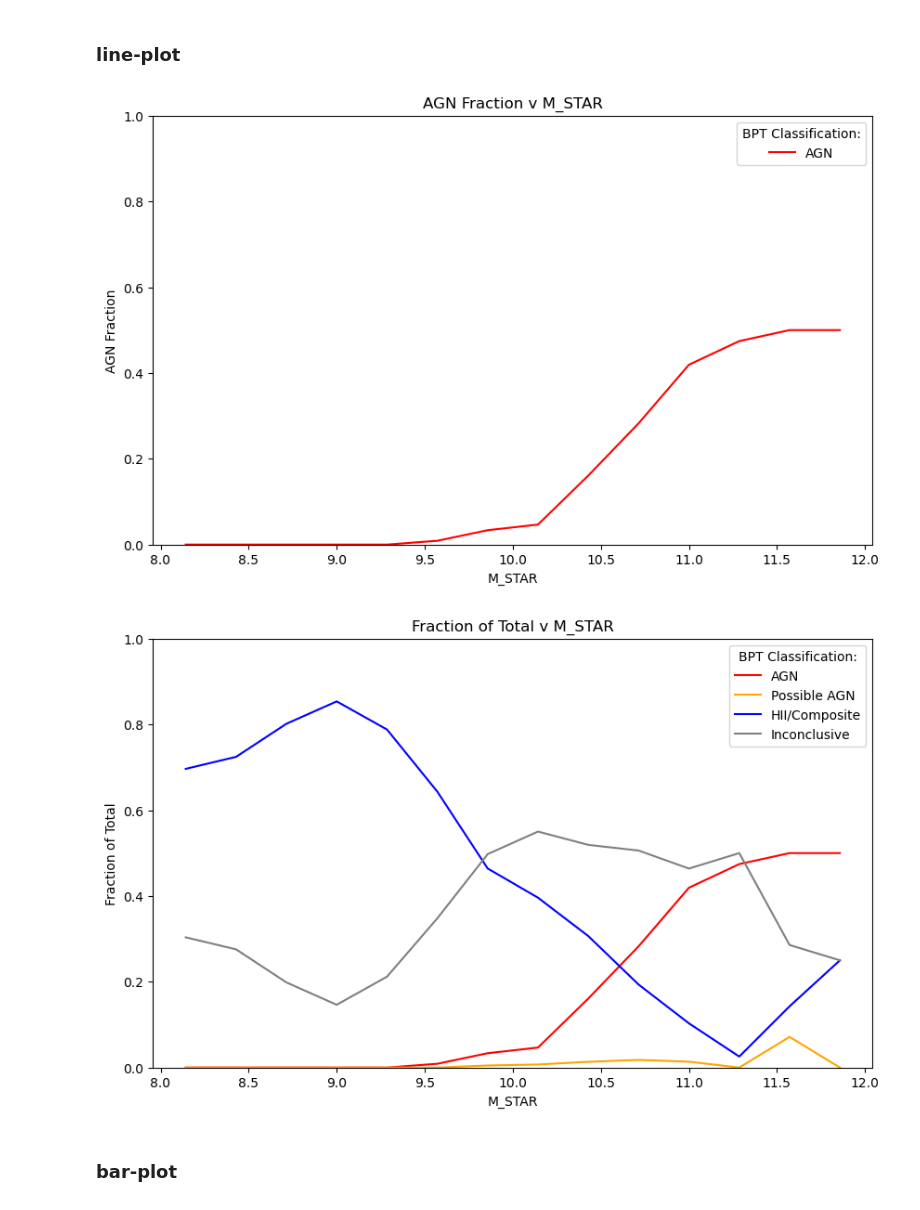
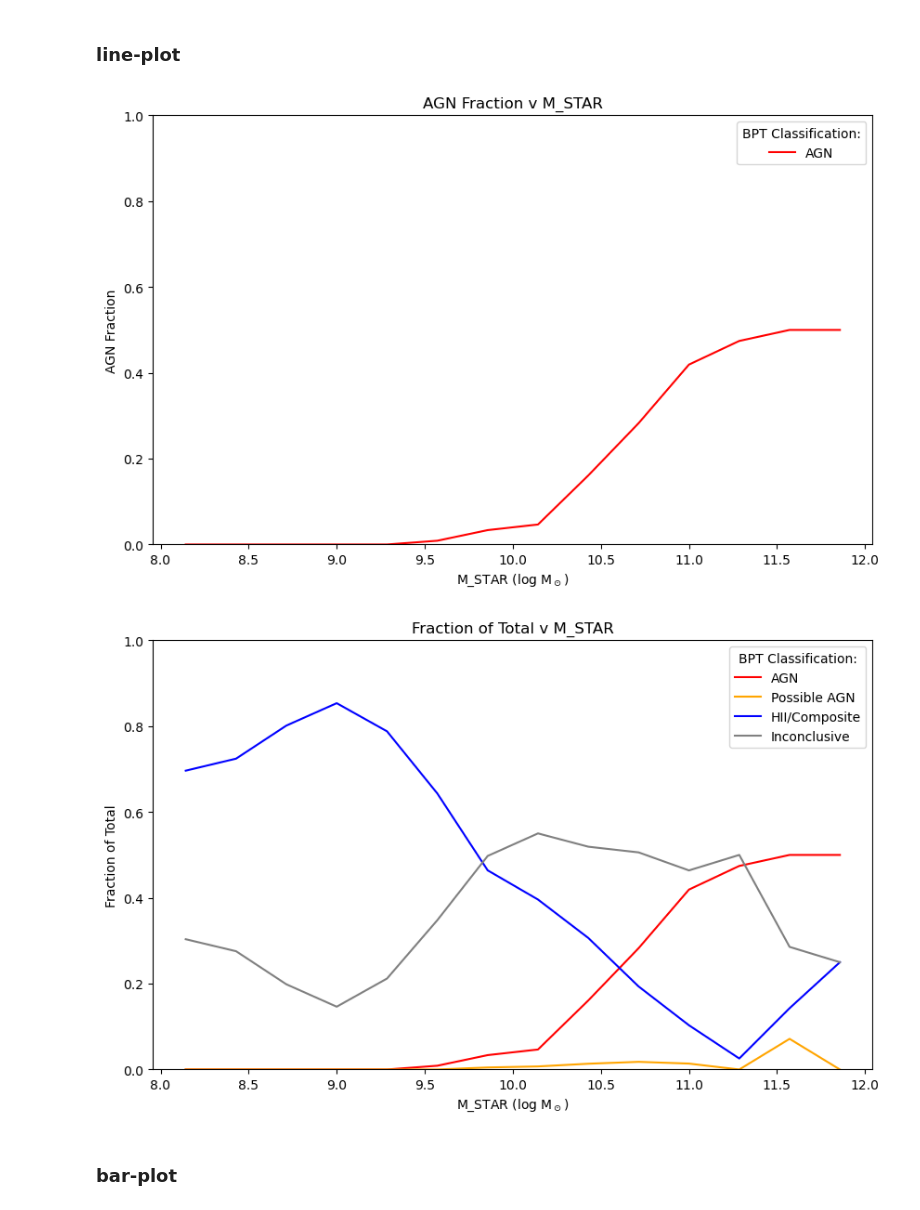
Before and after one commit to mspan4/sami_tools_smc_mspa4681, a Jupyter notebook: Code/AGN_statistics.ipynb, the cells around one changed output. Drawn from its saved outputs; the diff is of its cells as text; code cells hidden in the pictures.

```diff
--- a/Code/AGN_statistics.ipynb
+++ b/Code/AGN_statistics.ipynb
@@ -166,36 +174,36 @@ plt.show()
 # %%
 nbins = 15
 bins = np.linspace(8, 12, nbins)
 total_counts, _ = np.histogram(M_STAR_array, bins=bins)
 
 plt.figure(figsize=(10, 6))
 AGN_counts, _ = np.histogram(M_STAR_array[AGN_mask], bins=bins)
 plt.plot(bins[:-1]+np.diff(bins)/2, AGN_counts / total_counts, label='AGN', color=AGN_colour, linestyle='-')
 
-plt.xlabel('M_STAR')
+plt.xlabel('M_STAR (log M$_\\odot$)')
 plt.ylabel('AGN Fraction')
 plt.ylim((0,1))
 plt.legend(title='BPT Classification:')
 plt.title('AGN Fraction v M_STAR')
 plt.show()
 
 
 
 plt.figure(figsize=(10, 6))
 
 for category, (mask, colour) in BPT_classification_dict.items():
     category_counts, _ = np.histogram(M_STAR_array[mask], bins=bins)
     plt.plot(bins[:-1]+np.diff(bins)/2, category_counts / total_counts, label=category, color=colour, linestyle='-')
 
-plt.xlabel('M_STAR')
+plt.xlabel('M_STAR (log M$_\\odot$)')
 plt.ylabel('Fraction of Total')
 plt.ylim((0,1))
 plt.legend(title='BPT Classification:')
 plt.title('Fraction of Total v M_STAR')
 plt.show()
 # %% [output]
-[figure, old version]
+[figure, new version]
-[figure, old version]
+[figure, new version]
 # %% [markdown]
 ### bar-plot
 # %%
```
Also changed, not shown: parts of 7 cells of this notebook, 3 other files.
